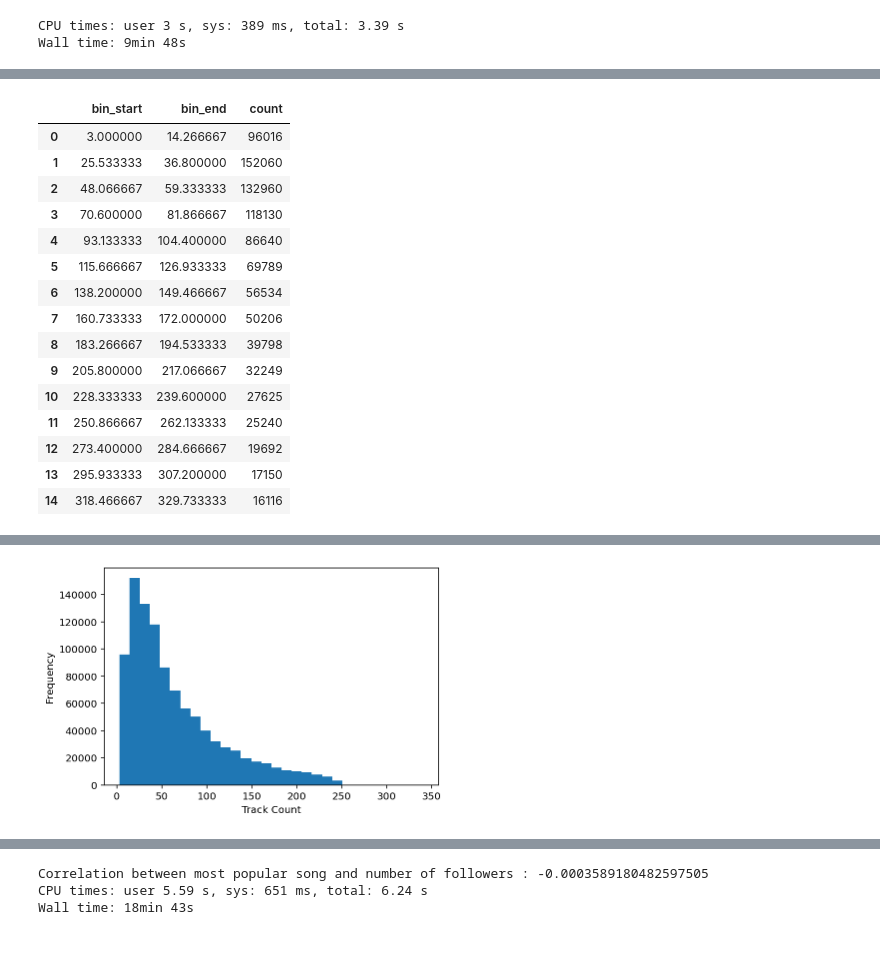
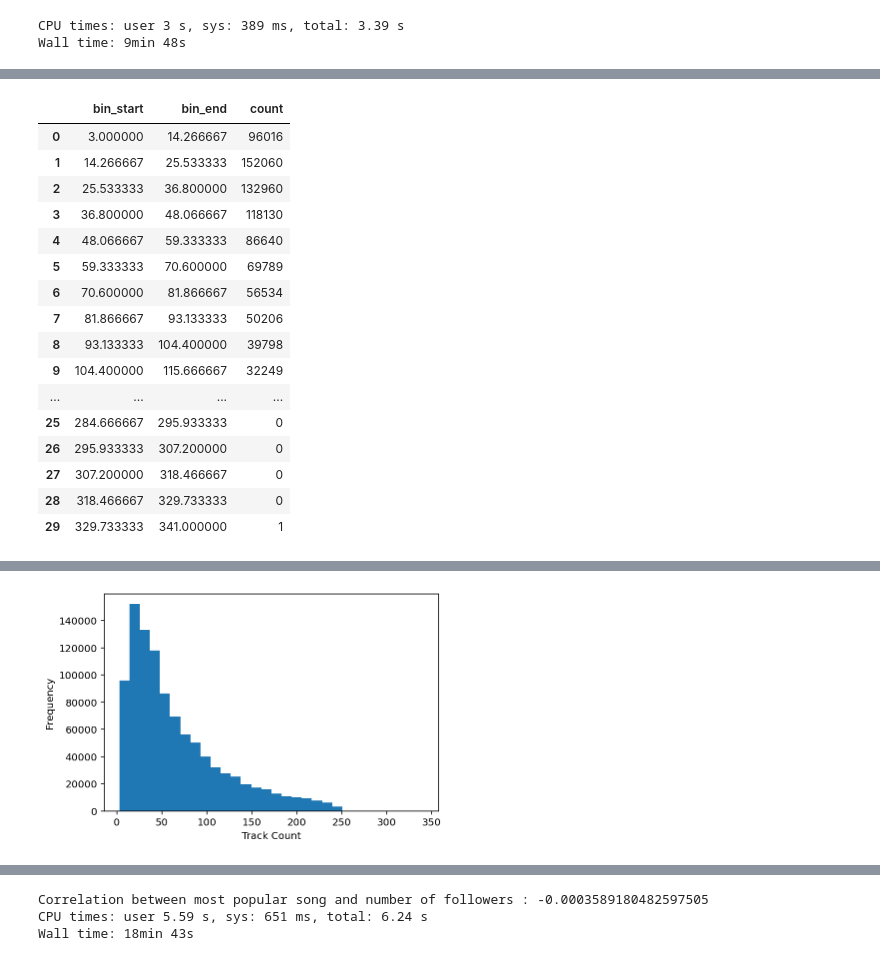
Before and after one commit to data-engineering-project-spotify/dep-spotify-analysis, a Jupyter notebook: Project_Notebook_Final_Full.ipynb, the cells around one changed output, grey strips where cells are left out. Cells and saved outputs as stored; diff of their text form; code cells hidden in the pictures.

```diff
--- a/Project_Notebook_Final_Full.ipynb
+++ b/Project_Notebook_Final_Full.ipynb
@@ -249,7 +253,7 @@ def plot_histogram(bins, counts):
   plt.ylabel('Frequency')
 
 def histogram_table(bins, counts):
-  table = zip(bins[::2], bins[1::2], counts)
+  table = zip(bins, bins[1:], counts)
   table = list(table)
   df = pd.DataFrame(table, columns=['bin_start', 'bin_end', 'count'])
   df[['bin_start', 'bin_end']] = df[['bin_start', 'bin_end']].applymap(lambda x: x / 1000 / 60 / 60)
@@ -286 +291,27 @@ Wall time: 9min 33s
 [figure]
+# %%
+%%time
+# Playlist duration histogram with outliers (playlist_duration > 40h) removed
+def plot_histogram(bins, counts):
+  bins = [bin / 1000 / 60 / 60 for bin in bins]
+  plt.hist(bins[:-1], bins=bins, weights=counts)
+  plt.xlabel('Hours')
+  plt.ylabel('Frequency')
+
+def histogram_table(bins, counts):
+  table = zip(bins, bins[1:], counts)
+  table = list(table)
+  df = pd.DataFrame(table, columns=['bin_start', 'bin_end', 'count'])
+  df[['bin_start', 'bin_end']] = df[['bin_start', 'bin_end']].applymap(lambda x: x / 1000 / 60 / 60)
+  return df
+
+playlist_durations_hist = (
+  playlist_durations
+    .select('playlist_duration')
+    .where(F.col('playlist_duration') < 40 * 1000 * 60 * 60)
+    .rdd
+    .map(lambda x: x.playlist_duration)
+    .histogram(buckets=30)
+)
+display(histogram_table(*playlist_durations_hist))
+plot_histogram(*playlist_durations_hist)
@@ -306,40 +358,41 @@ Wall time: 10min 18s
 # %%
 %%time
 # Playlist track count histogram
 def plot_histogram(bins, counts):
   plt.hist(bins[:-1], bins=bins, weights=counts)
   plt.xlabel('Track Count')
   plt.ylabel('Frequency')
 
 def histogram_table(bins, counts):
-  table = zip(bins[::2], bins[1::2], counts)
+  table = zip(bins, bins[1:], counts)
   table = list(table)
   df = pd.DataFrame(table, columns=['bin_start', 'bin_end', 'count'])
   return df
 
 tracks_per_playlist_hist = (
   tracks_per_playlist
     .select('track_count')
     .rdd
     .map(lambda x: x.track_count)
     .histogram(buckets=30)
 )
 display(histogram_table(*tracks_per_playlist_hist))
 plot_histogram(*tracks_per_playlist_hist)
 # %% [output]
 |  | bin_start | bin_end | count |
 | 0 | 3.000000 | 14.266667 | 96016 |
-| 1 | 25.533333 | 36.800000 | 152060 |
-| 2 | 48.066667 | 59.333333 | 132960 |
-| 3 | 70.600000 | 81.866667 | 118130 |
-| 4 | 93.133333 | 104.400000 | 86640 |
-| 5 | 115.666667 | 126.933333 | 69789 |
-| 6 | 138.200000 | 149.466667 | 56534 |
-| 7 | 160.733333 | 172.000000 | 50206 |
-| 8 | 183.266667 | 194.533333 | 39798 |
-| 9 | 205.800000 | 217.066667 | 32249 |
-| 10 | 228.333333 | 239.600000 | 27625 |
-| 11 | 250.866667 | 262.133333 | 25240 |
-| 12 | 273.400000 | 284.666667 | 19692 |
-| 13 | 295.933333 | 307.200000 | 17150 |
-| 14 | 318.466667 | 329.733333 | 16116 |
+| 1 | 14.266667 | 25.533333 | 152060 |
+| 2 | 25.533333 | 36.800000 | 132960 |
+| 3 | 36.800000 | 48.066667 | 118130 |
+| 4 | 48.066667 | 59.333333 | 86640 |
+| 5 | 59.333333 | 70.600000 | 69789 |
+| 6 | 70.600000 | 81.866667 | 56534 |
+| 7 | 81.866667 | 93.133333 | 50206 |
+| 8 | 93.133333 | 104.400000 | 39798 |
+| 9 | 104.400000 | 115.666667 | 32249 |
+| ... | ... | ... | ... |
+| 25 | 284.666667 | 295.933333 | 0 |
+| 26 | 295.933333 | 307.200000 | 0 |
+| 27 | 307.200000 | 318.466667 | 0 |
+| 28 | 318.466667 | 329.733333 | 0 |
+| 29 | 329.733333 | 341.000000 | 1 |
```
Also changed, not shown: parts of 19 cells of this notebook, 1 other file.
